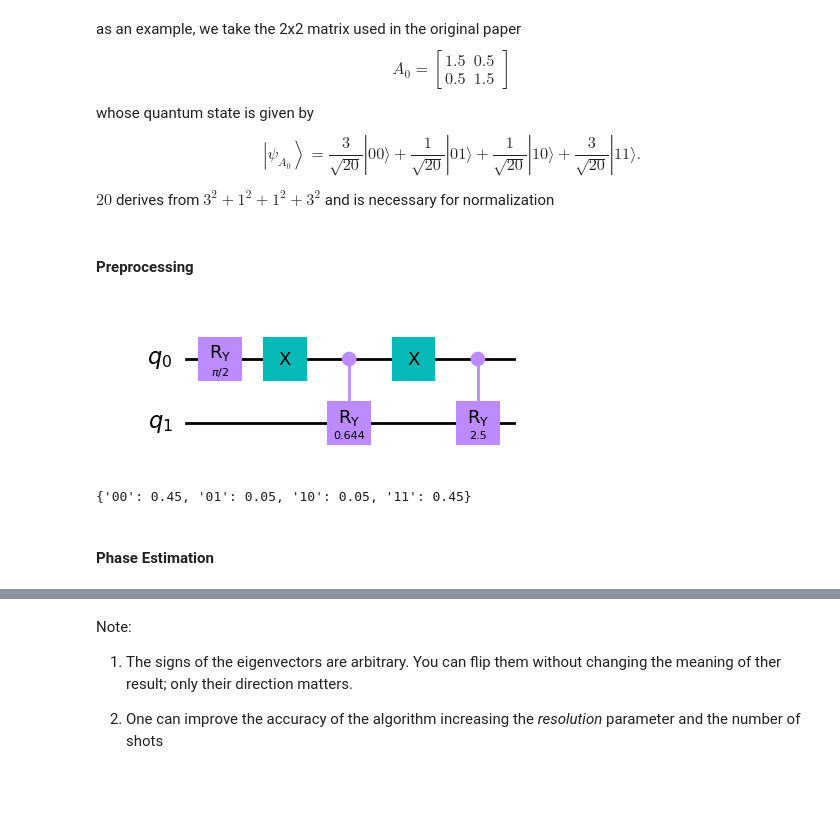
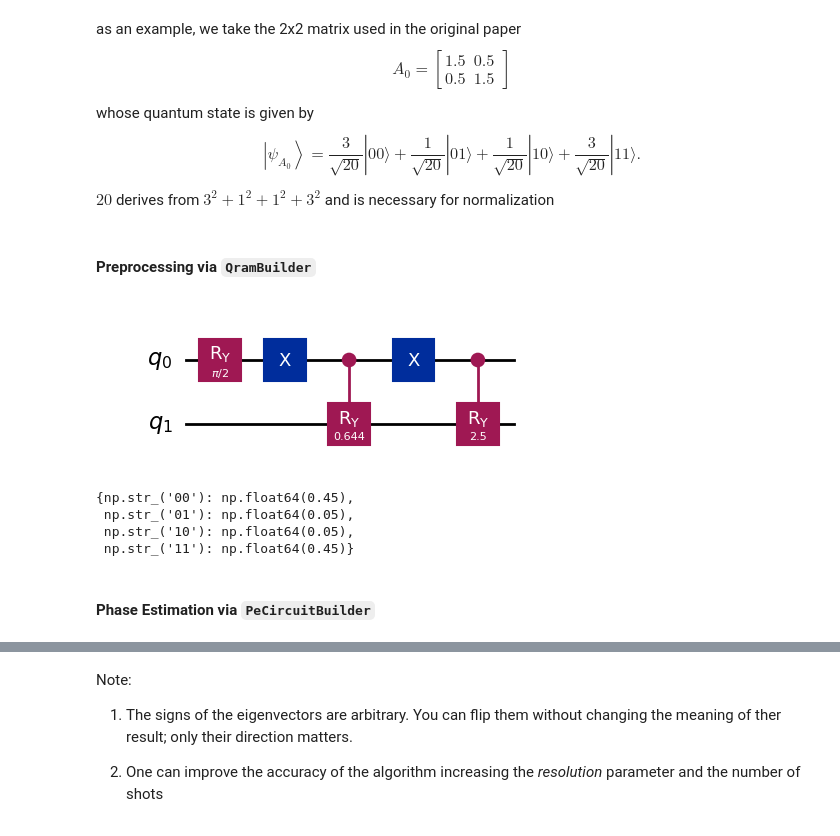
Before and after one commit to Eagle-quantum/QuPCA, a Jupyter notebook: notebooks/tutorials/end-to-end.ipynb, the cells around one changed output, grey strips where cells are left out. Drawn from its saved outputs; the diff is of its cells as text; code cells hidden in the pictures; blank space fills up the shorter version.

```diff
--- a/notebooks/tutorials/end-to-end.ipynb
+++ b/notebooks/tutorials/end-to-end.ipynb
@@ -379,0 +68,19 @@ eigenvalue: 2 - eigenvector: [0.707 0.707]
+# %%
+# Change this to False to generate a random matrix with chosen eigenvalues
+replicate_paper = True
+matrix_dimension = 2
+eigval_list = np.array([1, 4])
+
+eigenvalues_list = None if replicate_paper else eigval_list.tolist()
+raw_matrix = generate_matrix(
+    matrix_dimension=matrix_dimension,
+    eigenvalues_list=eigenvalues_list,
+    replicate_paper=replicate_paper,
+    seed=19,
+ )
+norm_factor = np.trace(raw_matrix)
+normalized_matrix = raw_matrix / norm_factor
+example_matrix = check_matrix_dimension(normalized_matrix.copy())
+original_matrix = raw_matrix
+
+print(f"Working matrix shape for preprocessing and PE: {example_matrix.shape}")
@@ -391,21 +106,23 @@ $$\left|\psi_{A_0}\right\rangle=\frac{3}{\sqrt{20}}|00\rangle+\frac{1}{\sqrt{20}
 
 $20$ derives from $3^2 + 1^2 + 1^2 + 3^2$ and is necessary for normalization
 # %% [markdown]
-#### Preprocessing
+#### Preprocessing via `QramBuilder`
 # %%
-# Preprocessing circuit
-thetas, all_combinations = thetas_computation(example_matrix, debug = False)
-matrix_circuit = generate_qram_circuit(thetas, all_combinations, example_matrix)
+# Preprocessing circuit via package utilities
+matrix_circuit = QramBuilder.generate_qram_circuit(example_matrix, optimized_qram=False)
 matrix_circuit.draw("mpl")
 # %% [output]
-[figure, old version]
+[figure, new version]
 # %%
 #Check matrix encoding into quantum state
 backend = Aer.get_backend("statevector_simulator")
 job = backend.run(transpile(matrix_circuit, backend=backend))
 job.result().get_counts()
 # %% [output]
-{'00': 0.45, '01': 0.05, '10': 0.05, '11': 0.45}
+{np.str_('00'): np.float64(0.45),
+ np.str_('01'): np.float64(0.05),
+ np.str_('10'): np.float64(0.05),
+ np.str_('11'): np.float64(0.45)}
 # %% [markdown]
-#### Phase Estimation
+#### Phase Estimation via `PeCircuitBuilder`
 # %%
```
Also changed, not shown: parts of 25 cells of this notebook, 1 other file.
